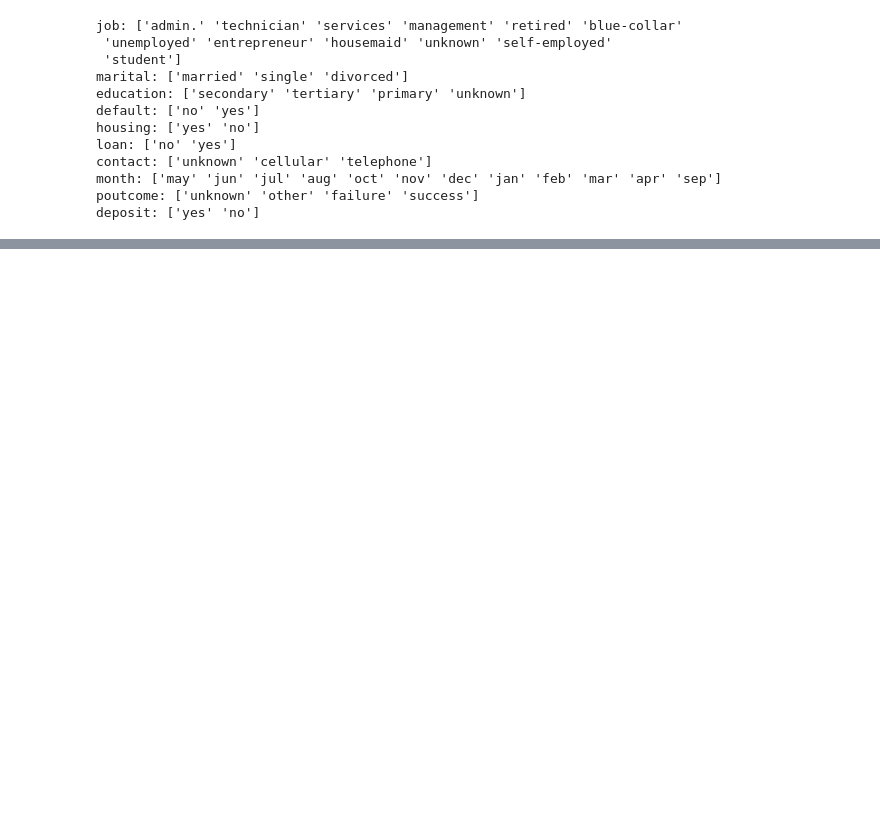
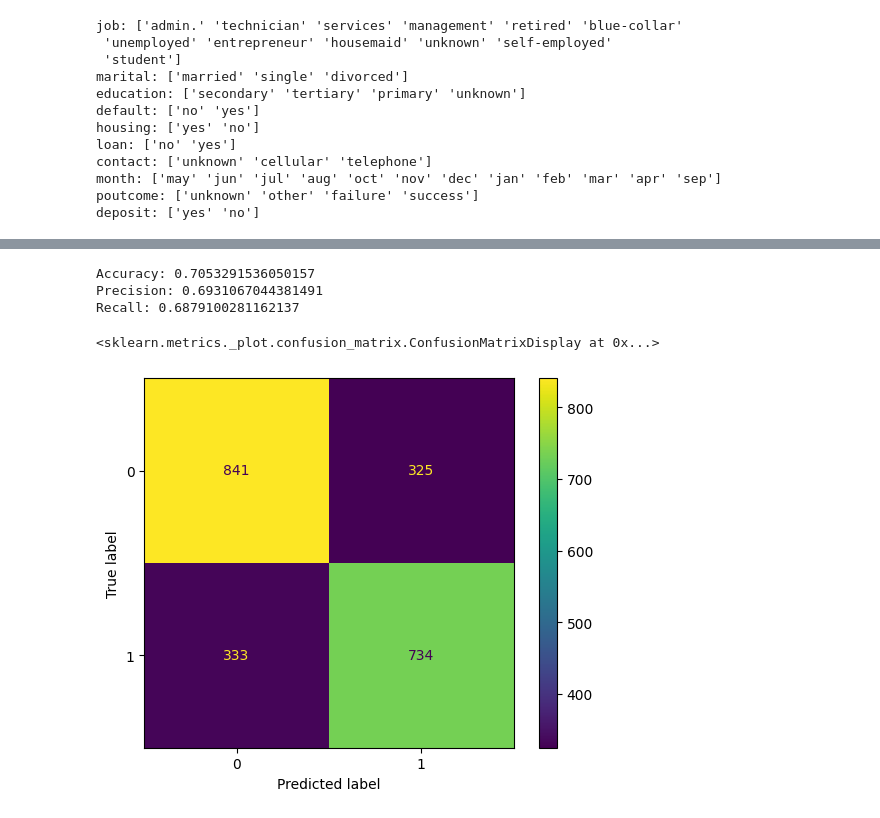
Before and after one commit to felipenovella/TPIa, a Jupyter notebook: Novella_Safar_(CE).ipynb, the cells around one changed output, grey strips where cells are left out. Saved outputs shown, nothing was run; the diff lists cells and outputs as text; code cells hidden in the pictures; blank space fills up the shorter version.

```diff
--- a/Novella_Safar_(CE).ipynb
+++ b/Novella_Safar_(CE).ipynb
@@ -72,0 +90,24 @@ X_test_scaled = scaler.transform(X_test)
+# %%
+from sklearn.tree import DecisionTreeClassifier
+
+# Crear y entrenar el modelo
+modelo_arbol = DecisionTreeClassifier(random_state=42)
+modelo_arbol.fit(X_train_scaled, y_train)
+
+# Predecir
+y_pred_arbol = modelo_arbol.predict(X_test_scaled)
+
+# Métricas
+print("Accuracy:", accuracy_score(y_test, y_pred_arbol))
+print("Precision:", precision_score(y_test, y_pred_arbol))
+print("Recall:", recall_score(y_test, y_pred_arbol))
+
+
+# Matriz de confusión
+ConfusionMatrixDisplay.from_predictions(y_test, y_pred_arbol)
+# %% [output]
+Accuracy: 0.7053291536050157
+Precision: 0.6931067044381491
+Recall: 0.6879100281162137
+<sklearn.metrics._plot.confusion_matrix.ConfusionMatrixDisplay at 0x...>
+[figure, added]
```
Also changed, not shown: parts of 7 cells of this notebook.
